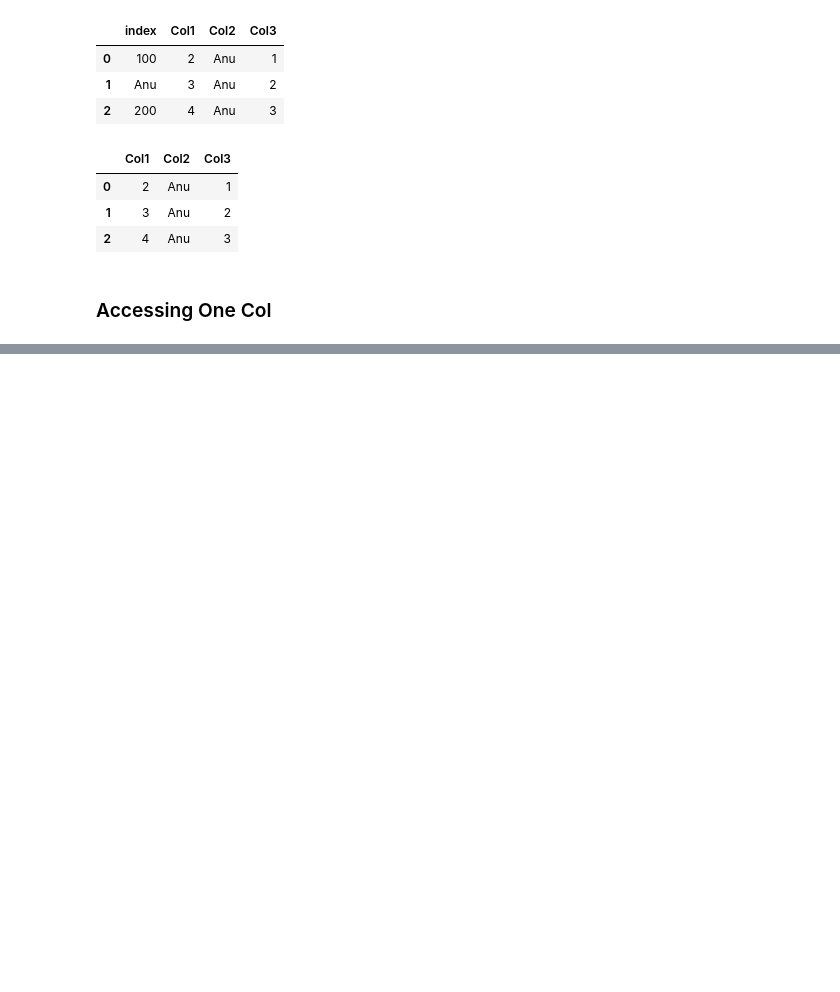
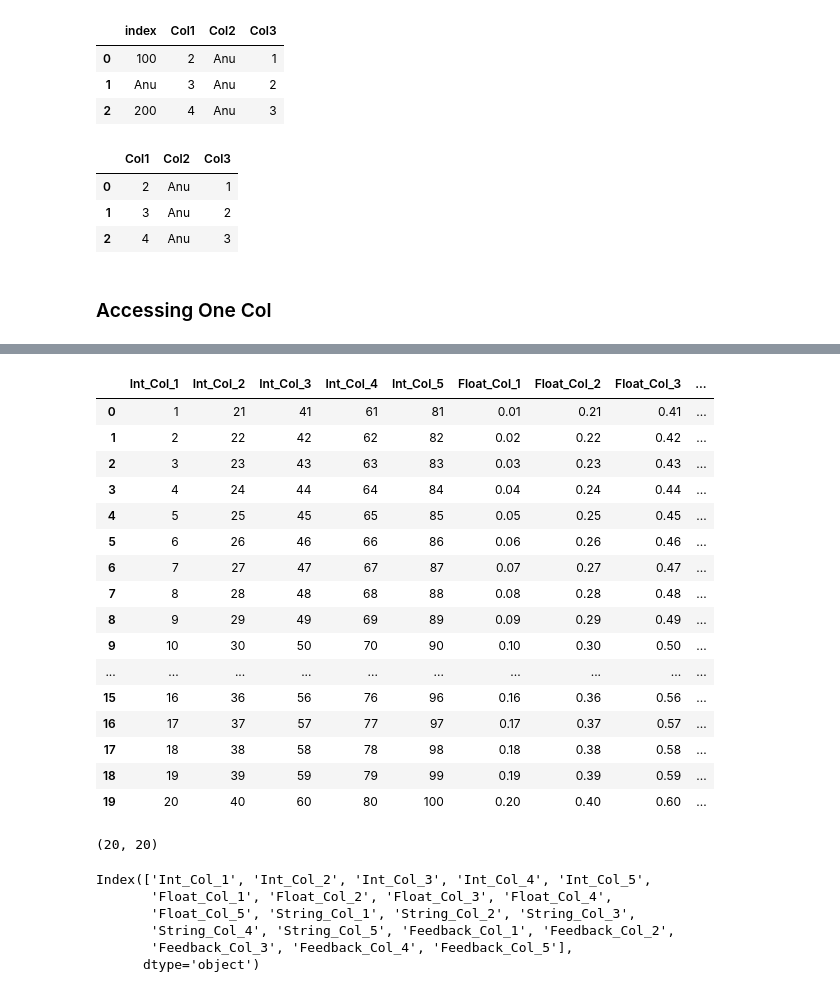
Before and after one commit to prA-G/DailyPythonNotes, a Jupyter notebook: 18_Pandas.ipynb, the cells around one changed output, grey strips where cells are left out. Saved outputs shown, nothing was run; the diff lists cells and outputs as text; code cells hidden in the pictures; blank space fills up the shorter version.

```diff
--- a/18_Pandas.ipynb
+++ b/18_Pandas.ipynb
@@ -592,0 +691,34 @@ d.reset_index(drop=True)
+# %%
+df1 = pd.read_excel("excel.xlsx")
+df1
+# %% [output]
+|  | Int_Col_1 | Int_Col_2 | Int_Col_3 | Int_Col_4 | Int_Col_5 | Float_Col_1 | Float_Col_2 | Float_Col_3 | ... |
+| 0 | 1 | 21 | 41 | 61 | 81 | 0.01 | 0.21 | 0.41 | ... |
+| 1 | 2 | 22 | 42 | 62 | 82 | 0.02 | 0.22 | 0.42 | ... |
+| 2 | 3 | 23 | 43 | 63 | 83 | 0.03 | 0.23 | 0.43 | ... |
+| 3 | 4 | 24 | 44 | 64 | 84 | 0.04 | 0.24 | 0.44 | ... |
+| 4 | 5 | 25 | 45 | 65 | 85 | 0.05 | 0.25 | 0.45 | ... |
+| 5 | 6 | 26 | 46 | 66 | 86 | 0.06 | 0.26 | 0.46 | ... |
+| 6 | 7 | 27 | 47 | 67 | 87 | 0.07 | 0.27 | 0.47 | ... |
+| 7 | 8 | 28 | 48 | 68 | 88 | 0.08 | 0.28 | 0.48 | ... |
+| 8 | 9 | 29 | 49 | 69 | 89 | 0.09 | 0.29 | 0.49 | ... |
+| 9 | 10 | 30 | 50 | 70 | 90 | 0.10 | 0.30 | 0.50 | ... |
+| ... | ... | ... | ... | ... | ... | ... | ... | ... | ... |
+| 15 | 16 | 36 | 56 | 76 | 96 | 0.16 | 0.36 | 0.56 | ... |
+| 16 | 17 | 37 | 57 | 77 | 97 | 0.17 | 0.37 | 0.57 | ... |
+| 17 | 18 | 38 | 58 | 78 | 98 | 0.18 | 0.38 | 0.58 | ... |
+| 18 | 19 | 39 | 59 | 79 | 99 | 0.19 | 0.39 | 0.59 | ... |
+| 19 | 20 | 40 | 60 | 80 | 100 | 0.20 | 0.40 | 0.60 | ... |
+# %%
+df1.shape
+# %% [output]
+(20, 20)
+# %%
+df1.columns
+# %% [output]
+Index(['Int_Col_1', 'Int_Col_2', 'Int_Col_3', 'Int_Col_4', 'Int_Col_5',
+       'Float_Col_1', 'Float_Col_2', 'Float_Col_3', 'Float_Col_4',
+       'Float_Col_5', 'String_Col_1', 'String_Col_2', 'String_Col_3',
+       'String_Col_4', 'String_Col_5', 'Feedback_Col_1', 'Feedback_Col_2',
+       'Feedback_Col_3', 'Feedback_Col_4', 'Feedback_Col_5'],
+      dtype='object')
```
Also changed, not shown: parts of 41 cells of this notebook, 1 other file.
